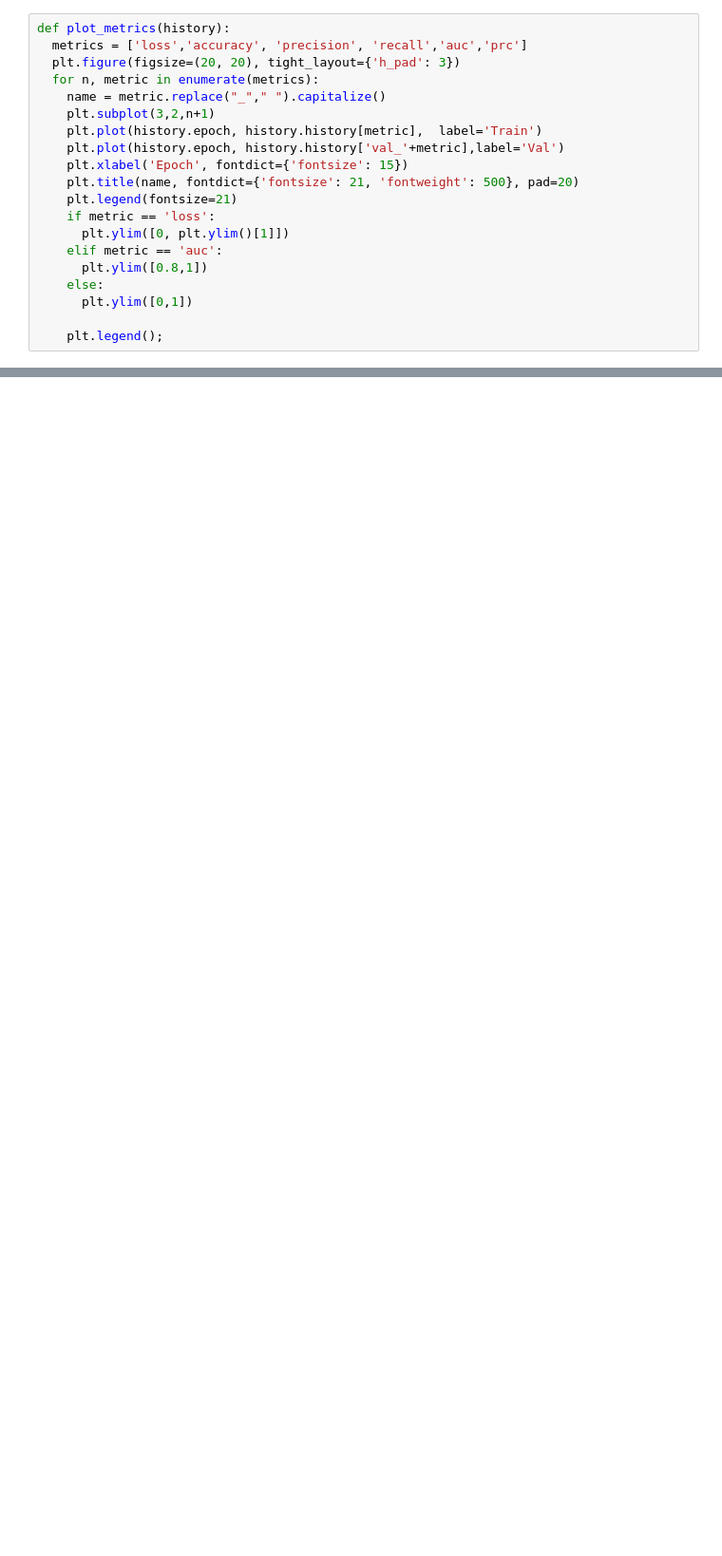
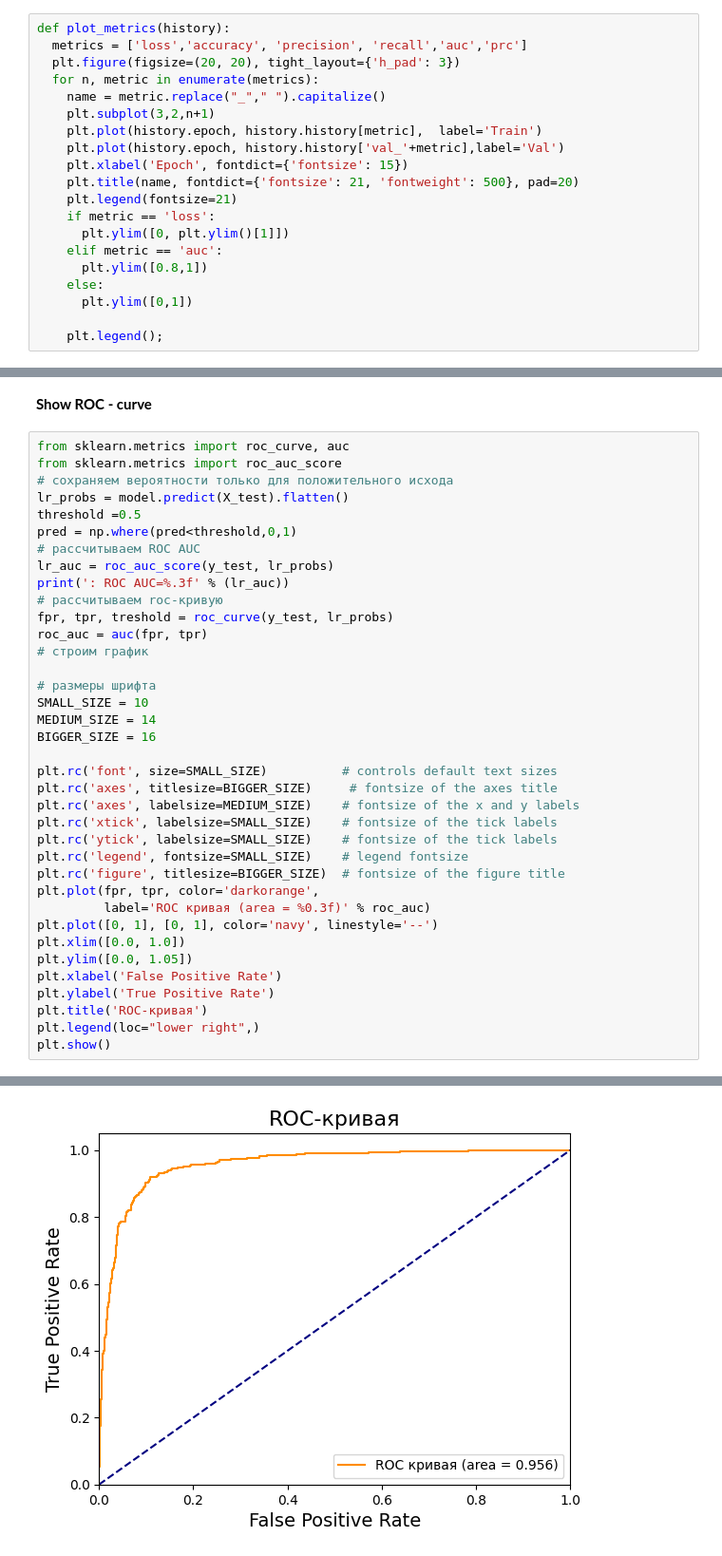
Before and after one commit to alexandr-khvatov/text_classification, a Jupyter notebook: model/Navec_CNN-len64.ipynb, the cells around one changed output, grey strips where cells are left out. Shown at 95% size. Saved outputs shown, nothing was run; the diff lists cells and outputs as text; blank space fills up the shorter version.

```diff
--- a/model/Navec_CNN-len64.ipynb
+++ b/model/Navec_CNN-len64.ipynb
@@ -405,0 +415,40 @@ plot_metrics(history)
+# %% [markdown]
+**Show ROC - curve**
+# %%
+from sklearn.metrics import roc_curve, auc
+from sklearn.metrics import roc_auc_score
+# сохраняем вероятности только для положительного исхода
+lr_probs = model.predict(X_test).flatten()
+threshold =0.5
+pred = np.where(pred<threshold,0,1)
+# рассчитываем ROC AUC
+lr_auc = roc_auc_score(y_test, lr_probs)
+print(': ROC AUC=%.3f' % (lr_auc))
+# рассчитываем roc-кривую
+fpr, tpr, treshold = roc_curve(y_test, lr_probs)
+roc_auc = auc(fpr, tpr)
+# строим график
+
+# размеры шрифта
+SMALL_SIZE = 10
+MEDIUM_SIZE = 14
+BIGGER_SIZE = 16
+
+plt.rc('font', size=SMALL_SIZE)          # controls default text sizes
+plt.rc('axes', titlesize=BIGGER_SIZE)     # fontsize of the axes title
+plt.rc('axes', labelsize=MEDIUM_SIZE)    # fontsize of the x and y labels
+plt.rc('xtick', labelsize=SMALL_SIZE)    # fontsize of the tick labels
+plt.rc('ytick', labelsize=SMALL_SIZE)    # fontsize of the tick labels
+plt.rc('legend', fontsize=SMALL_SIZE)    # legend fontsize
+plt.rc('figure', titlesize=BIGGER_SIZE)  # fontsize of the figure title
+plt.plot(fpr, tpr, color='darkorange',
+         label='ROC кривая (area = %0.3f)' % roc_auc)
+plt.plot([0, 1], [0, 1], color='navy', linestyle='--')
+plt.xlim([0.0, 1.0])
+plt.ylim([0.0, 1.05])
+plt.xlabel('False Positive Rate')
+plt.ylabel('True Positive Rate')
+plt.title('ROC-кривая')
+plt.legend(loc="lower right",)
+plt.show()
+# %% [output]
@@ -405,0 +457 @@ plot_metrics(history)
+[figure, added]
```
Also changed, not shown: parts of 26 cells of this notebook.
